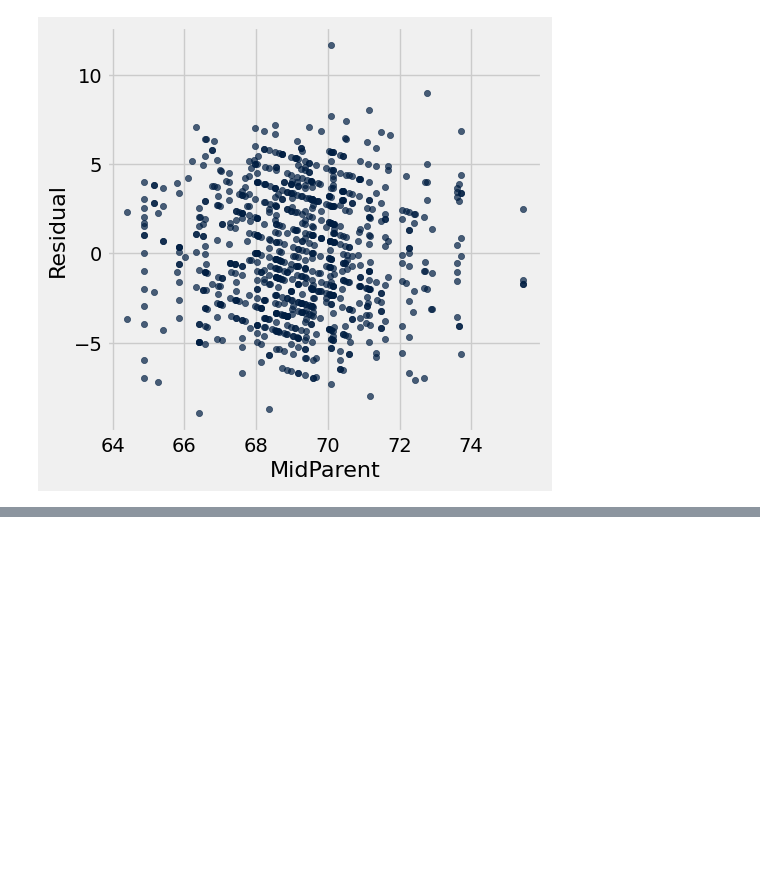
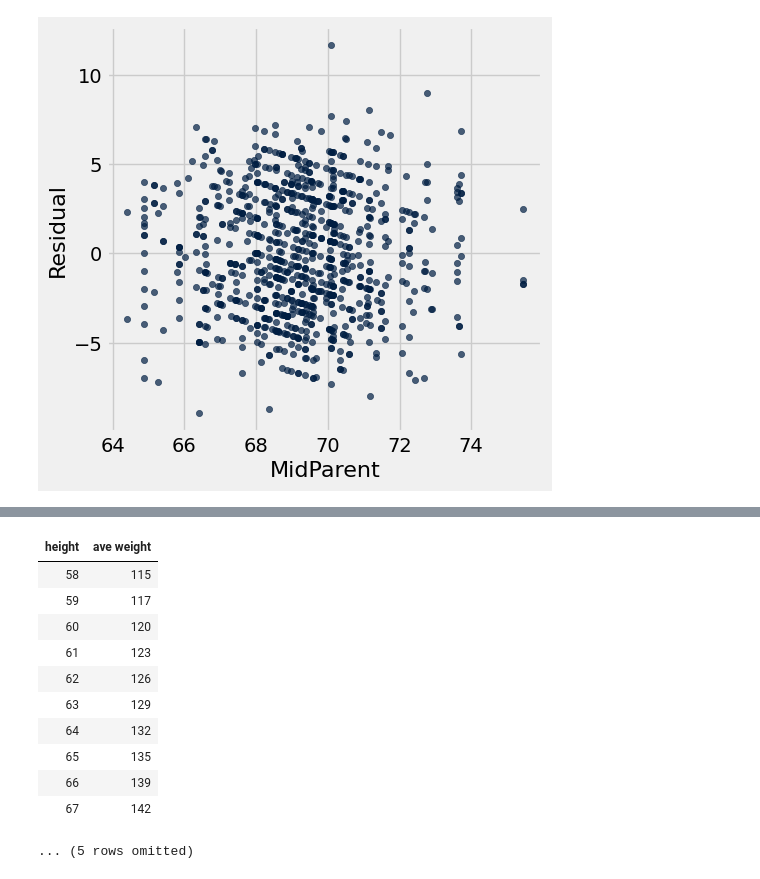
Before and after one commit to ciretorres/python, a Jupyter notebook: data8.3x/week3/sec06_residuals.ipynb, the cells around one changed output, grey strips where cells are left out. Saved outputs shown, nothing was run; the diff lists cells and outputs as text; code cells hidden in the pictures; blank space fills up the shorter version.

```diff
--- a/data8.3x/week3/sec06_residuals.ipynb
+++ b/data8.3x/week3/sec06_residuals.ipynb
@@ -110,0 +146,15 @@ plot_residuals(heights, 'MidParent', 'Child')
+# %%
+height_vs_average_weight
+# %% [output]
+| height | ave weight |
+| 58 | 115 |
+| 59 | 117 |
+| 60 | 120 |
+| 61 | 123 |
+| 62 | 126 |
+| 63 | 129 |
+| 64 | 132 |
+| 65 | 135 |
+| 66 | 139 |
+| 67 | 142 |
+... (5 rows omitted)
```
Also changed, not shown: parts of 9 cells of this notebook, 3 other files.
